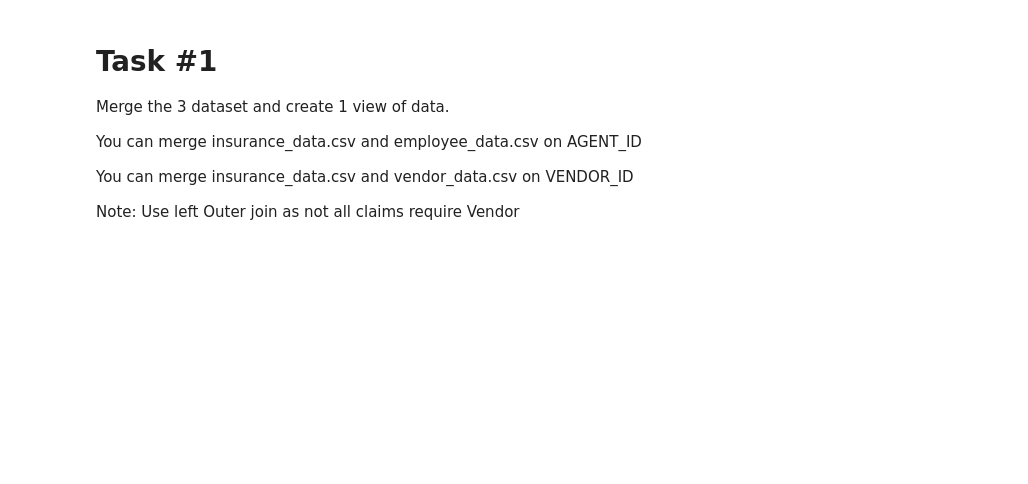
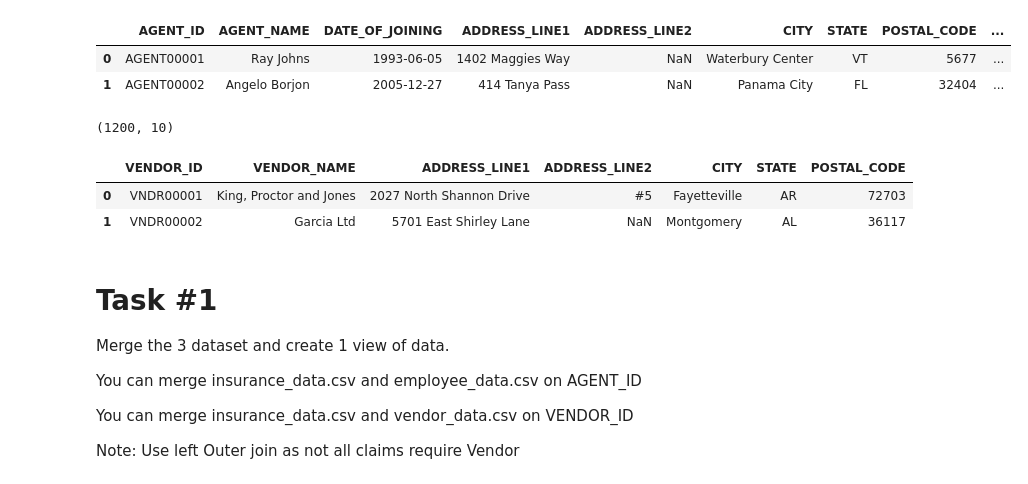
Before and after one commit to deepu-san/Tasks, a Jupyter notebook: GDTC Task/GDTC_Task.ipynb, the cells around one changed output. Saved outputs shown, nothing was run; the diff lists cells and outputs as text; code cells hidden in the pictures; blank space fills up the shorter version.

```diff
--- a/GDTC Task/GDTC_Task.ipynb
+++ b/GDTC Task/GDTC_Task.ipynb
@@ -2,0 +6,4 @@
+# %%
+df_ins=pd.read_csv("https://github.com/deepu-san/Tasks/blob/main/GDTC%20Task/insurance_data.csv?raw=true")
+df_emp=pd.read_csv("https://github.com/deepu-san/Tasks/raw/main/GDTC%20Task/employee_data.csv")
+df_vend=pd.read_csv("https://raw.githubusercontent.com/deepu-san/Tasks/main/GDTC%20Task/vendor_data.csv")
@@ -2,0 +37,6 @@
+# %%
+df_emp.head(2)
+# %% [output]
+|  | AGENT_ID | AGENT_NAME | DATE_OF_JOINING | ADDRESS_LINE1 | ADDRESS_LINE2 | CITY | STATE | POSTAL_CODE | ... |
+| 0 | AGENT00001 | Ray Johns | 1993-06-05 | 1402 Maggies Way | NaN | Waterbury Center | VT | 5677 | ... |
+| 1 | AGENT00002 | Angelo Borjon | 2005-12-27 | 414 Tanya Pass | NaN | Panama City | FL | 32404 | ... |
@@ -2,0 +46,10 @@
+# %%
+df_emp.shape
+# %% [output]
+(1200, 10)
+# %%
+df_vend.head(2)
+# %% [output]
+|  | VENDOR_ID | VENDOR_NAME | ADDRESS_LINE1 | ADDRESS_LINE2 | CITY | STATE | POSTAL_CODE |
+| 0 | VNDR00001 | King, Proctor and Jones | 2027 North Shannon Drive | #5 | Fayetteville | AR | 72703 |
+| 1 | VNDR00002 | Garcia Ltd | 5701 East Shirley Lane | NaN | Montgomery | AL | 36117 |
```
Also changed, not shown: parts of 25 cells of this notebook.
